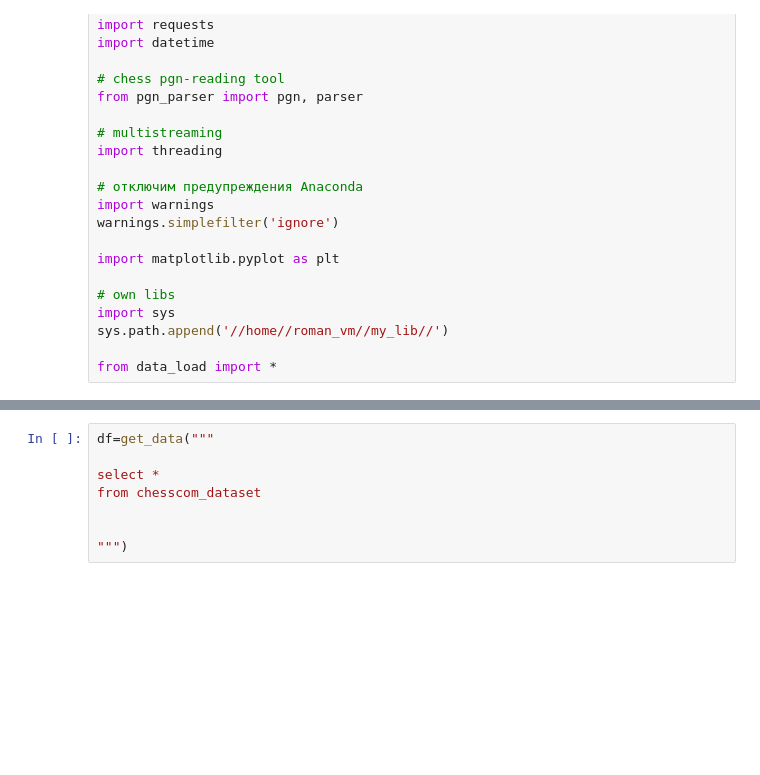
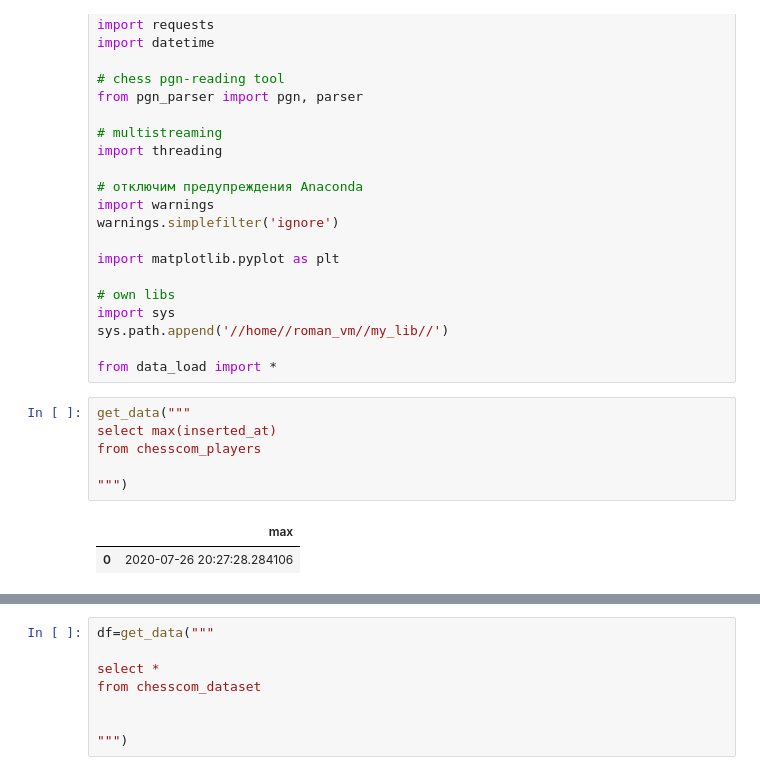
Before and after one commit to rosolimo212/chesscom, a Jupyter notebook: Start_learning.ipynb, the cells around one changed output, grey strips where cells are left out. Cells and saved outputs as stored; diff of their text form; blank space fills up the shorter version.

```diff
--- a/Start_learning.ipynb
+++ b/Start_learning.ipynb
@@ -31,3 +31,12 @@ import sys
 sys.path.append('//home//roman_vm//my_lib//')
 
 from data_load import *
+# %%
+get_data("""
+select max(inserted_at)
+from chesscom_players
+
+""")
+# %% [output]
+|  | max |
+| 0 | 2020-07-26 20:27:28.284106 |
```
Also changed, not shown: parts of 6 cells of this notebook, 1 other file.
